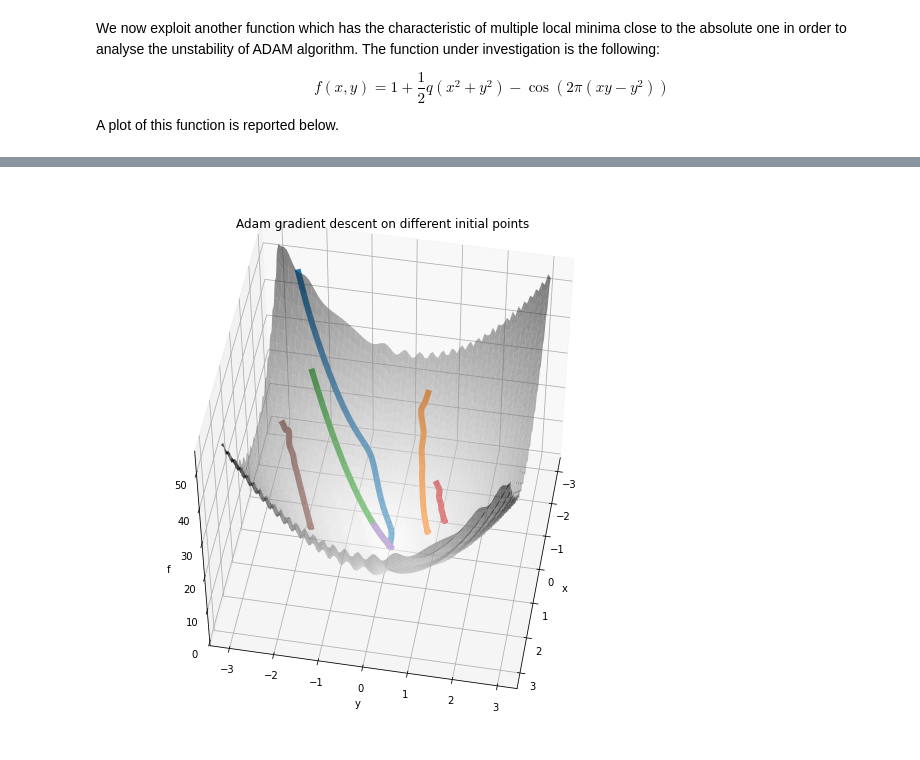
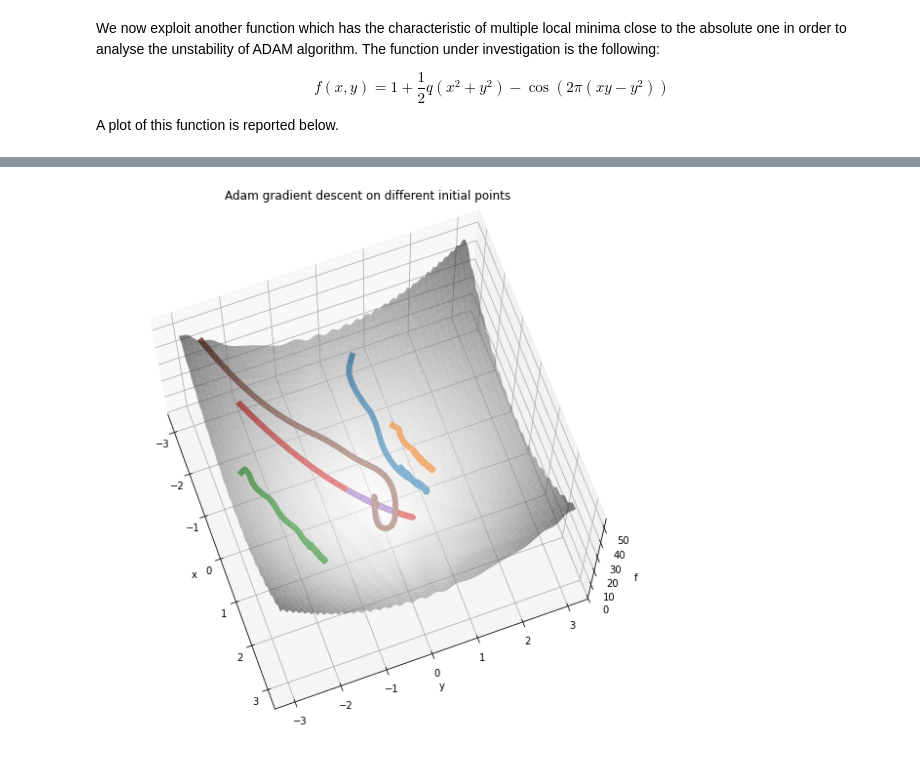
Before and after one commit to giuliacampesan/UniversityAssignments, a Jupyter notebook: LoCPdown_exercise1.ipynb, the cells around one changed output, grey strips where cells are left out. Cells and saved outputs as stored; diff of their text form; code cells hidden in the pictures.

```diff
--- a/LoCPdown_exercise1.ipynb
+++ b/LoCPdown_exercise1.ipynb
@@ -161,7 +162,7 @@ In the following windows we provide an analysis of the behaviour of some algorit
 ## Vanilla gradient descent tuning
 # %%
 #initialising lists
-trajectories = []      #Added - Ale
+#trajectories = []
 avgs = []
 init = [0,0]
 
@@ -178,7 +179,7 @@ for eta in tqdm(etas):
             traj_list.append(gd(grad_surf_1, init, n_epochs, eta))
 
     traj_list = np.array(traj_list).reshape(len(X),len(Y),n_epochs+1,2)
-    trajectories.append(traj_list)
+    #trajectories.append(traj_list)
 
 
     for e in range(n_epochs+1):
@@ -224,7 +224,7 @@ for eta in tqdm(etas):
             traj_list.append(gd_with_mom(grad_surf_1, init, n_epochs, eta))
 
     traj_list = np.array(traj_list).reshape(len(X),len(Y),n_epochs+1,2)
-    trajectories.append(traj_list)
+    #trajectories.append(traj_list)
 
 
     for e in range(n_epochs+1):
@@ -270,7 +269,7 @@ for eta in tqdm(etas):
             traj_list.append(NAG(grad_surf_1, init, n_epochs, eta))
 
     traj_list = np.array(traj_list).reshape(len(X),len(Y),n_epochs+1,2)
-    trajectories.append(traj_list)
+    #trajectories.append(traj_list)
 
 
     for e in range(n_epochs+1):
@@ -463,8 +553,8 @@ plt.show()
 # %%
 trajectories = []
 avgs = []
-n_epochs = 2000
-l_rates = [10**-6,10**-5,10**-4,10**-3,10**-2]
+n_epochs = 3000
+l_rates = [10**-6,10**-5,10**-4,10**-3,10**-2, 10**-1]
 X = np.linspace(-3, 3, 15)
 Y = np.linspace(-3, 3, 15)
 
@@ -533,4 +632,5 @@ plt.show()
 # %%
+#3d plots
 fig = plt.figure(figsize=(10,10))
 
 ax = fig.add_subplot(1,1, 1, projection='3d')
@@ -544,42 +644,43 @@ sample_traj_1 = []
 sample_traj_2 = []
 sample_traj_3 = []
 sample_traj_4 = []
 sample_traj_5 = []
 
-points = [[0,1],[1,8],[2,2],[4,9],[6,6], [5,1]]
+points = [[1,8], [4,9], [5,1], [2,2], [6,6], [0,1]]
+
 
 for point in range(len(points)):
     sample_traj = []
     xs = []
     ys = []
     zs = []
-    for k in range(len(trajectories[4][0][0])):
+    for k in range(len(trajectories[5][0][0])):
 
-        x = [trajectories[4][points[point][0]][points[point][1]][k][0]]
-        y = [trajectories[4][points[point][0]][points[point][1]][k][1]]
+        x = [trajectories[5][points[point][0]][points[point][1]][k][0]]
+        y = [trajectories[5][points[point][0]][points[point][1]][k][1]]
 
-        temp = surf_2(trajectories[4][points[point][0]][points[point][1]][k][0],
-                      trajectories[4][points[point][0]][points[point][1]][k][1], q2)
+        temp = surf_2(trajectories[5][points[point][0]][points[point][1]][k][0],
+                      trajectories[5][points[point][0]][points[point][1]][k][1], q2)
         z = [temp]
 
         zs.append(z[0])
         xs.append(x[0])
         ys.append(y[0])
 
         point_to_plot = np.concatenate((np.asarray(x), np.asarray(y), np.asarray(z)), axis=0)
         sample_traj.append(point_to_plot)
 
     ax.plot(xs,ys,zs,linewidth=6.0)
 
-X = np.linspace(-3, 3, 100)
-Y = np.linspace(-3, 3, 100)
-xm, ym = np.meshgrid(X, Y)
+Xp = np.linspace(-3, 3, 100)
+Yp = np.linspace(-3, 3, 100)
+xm, ym = np.meshgrid(Xp, Yp)
 Z = surf_2(xm, ym, q2)
 
 surf = ax.plot_surface(xm,ym,Z, cmap = cm.binary, alpha=0.5)
-ax.view_init(50, 10)
+ax.view_init(70, 340)
 
 plt.show()
 # %% [output]
-[figure, old version]
+[figure, new version]
 # %%
```
Also changed, not shown: parts of 29 cells of this notebook.
